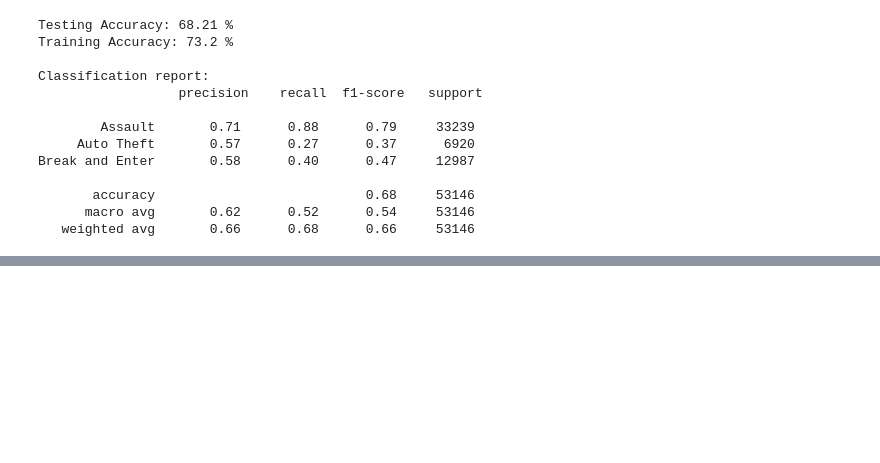
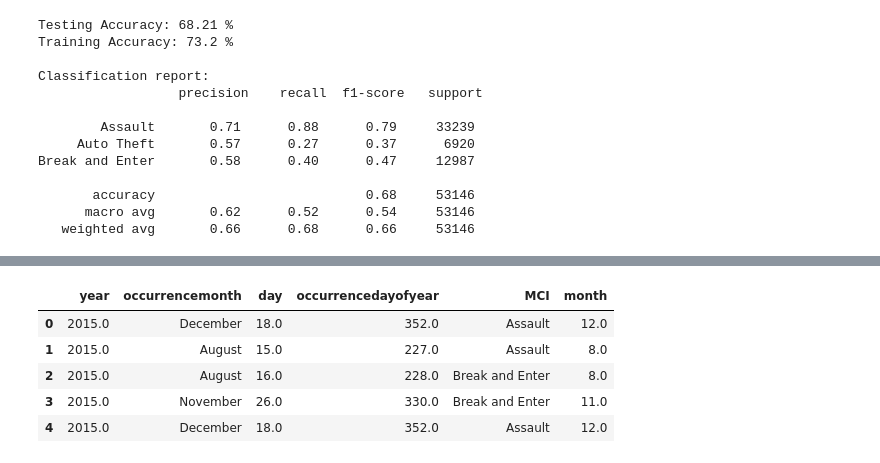
Before and after one commit to karnevar/Toronto_Crime_ML_Analysis, a Jupyter notebook: Capstone_modelling_sachin.ipynb, the cells around one changed output, grey strips where cells are left out. Saved outputs shown, nothing was run; the diff lists cells and outputs as text; code cells hidden in the pictures; blank space fills up the shorter version.

```diff
--- a/Capstone_modelling_sachin.ipynb
+++ b/Capstone_modelling_sachin.ipynb
@@ -495,0 +498,5 @@ Break and Enter       0.58      0.40      0.47     12987
+# %%
+df_deep = pd.read_csv('MCI_2014_to_2019.csv',sep=',')
+df_deep = df_deep.drop(df_deep[df_deep['occurrenceyear'] < 2014].index)
+df_deep = df_deep.iloc[:,[16,17,18,19,22]]
+df_deep.head()
@@ -495,0 +510,14 @@ Break and Enter       0.58      0.40      0.47     12987
+# %%
+df_deep['month'] = pd.to_datetime(df_deep.occurrencemonth, format='%B').dt.month
+# %%
+df_deep=df_deep.rename(columns = {'occurrenceyear':'year'})
+df_deep=df_deep.rename(columns = {'occurrenceday':'day'})
+# %%
+df_deep.head()
+# %% [output]
+|  | year | occurrencemonth | day | occurrencedayofyear | MCI | month |
+| 0 | 2015.0 | December | 18.0 | 352.0 | Assault | 12.0 |
+| 1 | 2015.0 | August | 15.0 | 227.0 | Assault | 8.0 |
+| 2 | 2015.0 | August | 16.0 | 228.0 | Break and Enter | 8.0 |
+| 3 | 2015.0 | November | 26.0 | 330.0 | Break and Enter | 11.0 |
+| 4 | 2015.0 | December | 18.0 | 352.0 | Assault | 12.0 |
```
Also changed, not shown: parts of 24 cells of this notebook.
